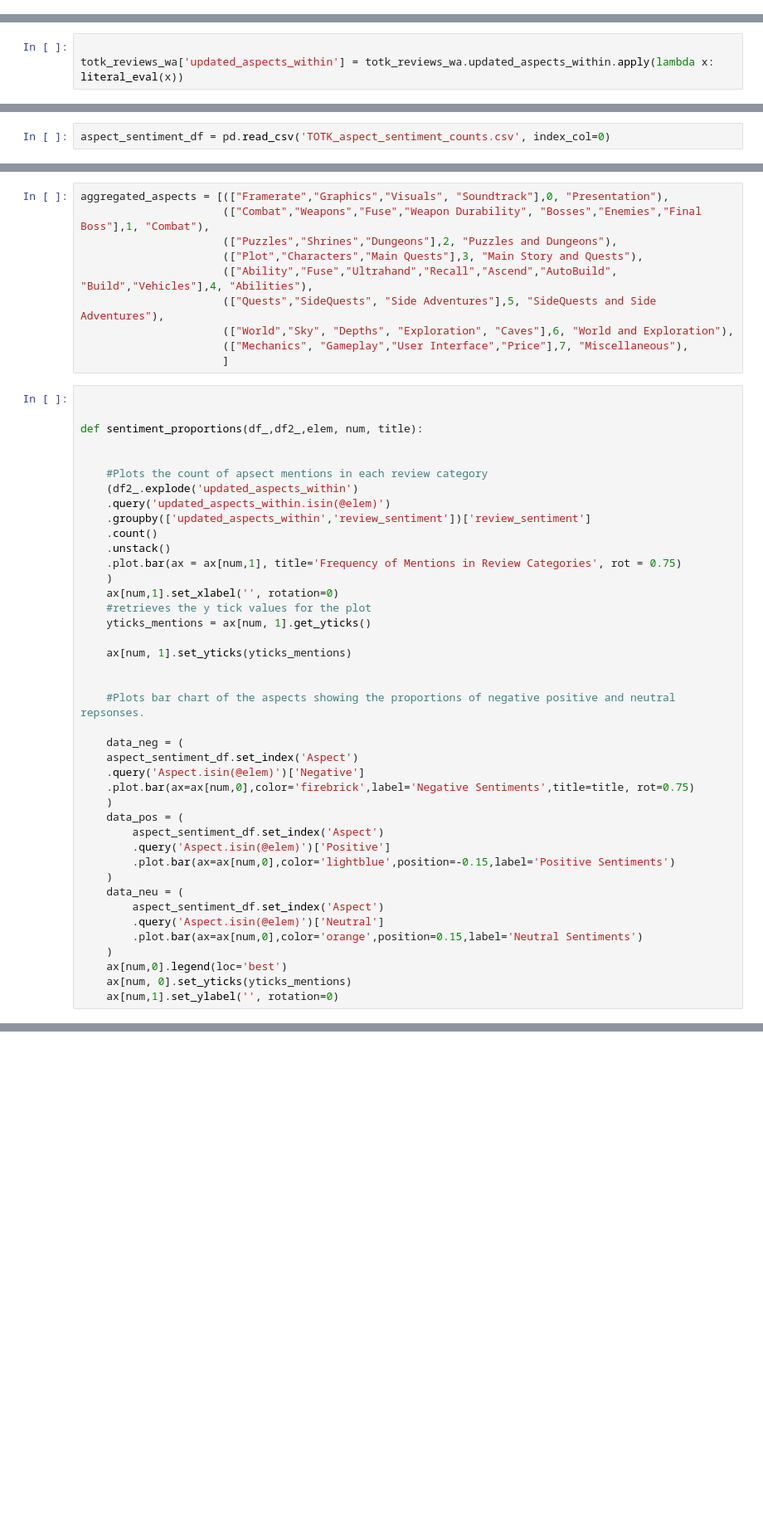
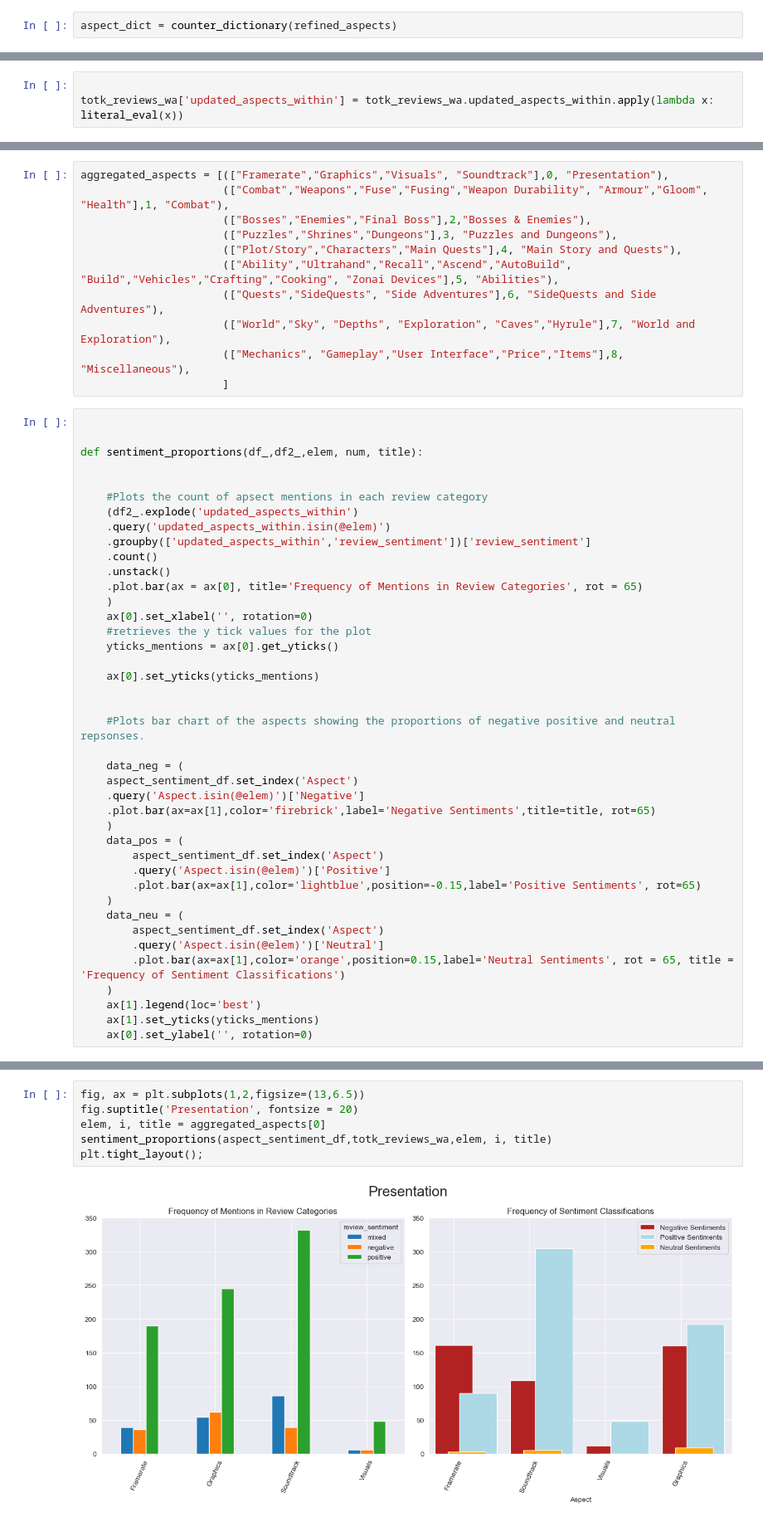
Before and after one commit to Ryan-Patel/TearsOfTheKingdom, a Jupyter notebook: TOTK_Aspect_sentiment_analysis.ipynb, the cells around one changed output, grey strips where cells are left out. Shown at 83% size. Saved outputs shown, nothing was run; the diff lists cells and outputs as text; blank space fills up the shorter version.

```diff
--- a/TOTK_Aspect_sentiment_analysis.ipynb
+++ b/TOTK_Aspect_sentiment_analysis.ipynb
@@ -245,0 +248,2 @@ We can merge these under one name for easy analysis
+# %%
+aspect_dict = counter_dictionary(refined_aspects)
@@ -432,2 +473,0 @@ By inspecting the number of aspects that appear in reviews, we can get some insi
-# %%
-aspect_sentiment_df = pd.read_csv('TOTK_aspect_sentiment_counts.csv', index_col=0)
@@ -447,12 +485,13 @@ These will be used in the function tht creates the plot as 3 is a title of the p
 # %%
 aggregated_aspects = [(["Framerate","Graphics","Visuals", "Soundtrack"],0, "Presentation"),
-                      (["Combat","Weapons","Fuse","Weapon Durability", "Bosses","Enemies","Final Boss"],1, "Combat"),
-                      (["Puzzles","Shrines","Dungeons"],2, "Puzzles and Dungeons"),
-                      (["Plot","Characters","Main Quests"],3, "Main Story and Quests"),
-                      (["Ability","Fuse","Ultrahand","Recall","Ascend","AutoBuild", "Build","Vehicles"],4, "Abilities"),
-                      (["Quests","SideQuests", "Side Adventures"],5, "SideQuests and Side Adventures"),
-                      (["World","Sky", "Depths", "Exploration", "Caves"],6, "World and Exploration"),
-                      (["Mechanics", "Gameplay","User Interface","Price"],7, "Miscellaneous"),
+                      (["Combat","Weapons","Fuse","Fusing","Weapon Durability", "Armour","Gloom", "Health"],1, "Combat"),
+                      (["Bosses","Enemies","Final Boss"],2,"Bosses & Enemies"),
+                      (["Puzzles","Shrines","Dungeons"],3, "Puzzles and Dungeons"),
+                      (["Plot/Story","Characters","Main Quests"],4, "Main Story and Quests"),
+                      (["Ability","Ultrahand","Recall","Ascend","AutoBuild", "Build","Vehicles","Crafting","Cooking", "Zonai Devices"],5, "Abilities"),
+                      (["Quests","SideQuests", "Side Adventures"],6, "SideQuests and Side Adventures"),
+                      (["World","Sky", "Depths", "Exploration", "Caves","Hyrule"],7, "World and Exploration"),
+                      (["Mechanics", "Gameplay","User Interface","Price","Items"],8, "Miscellaneous"),
                       ]
 # %%
 
@@ -466,13 +505,13 @@ def sentiment_proportions(df_,df2_,elem, num, title):
     .groupby(['updated_aspects_within','review_sentiment'])['review_sentiment']
     .count()
     .unstack()
-    .plot.bar(ax = ax[num,1], title='Frequency of Mentions in Review Categories', rot = 0.75)
+    .plot.bar(ax = ax[0], title='Frequency of Mentions in Review Categories', rot = 65)
     )
-    ax[num,1].set_xlabel('', rotation=0)
+    ax[0].set_xlabel('', rotation=0)
     #retrieves the y tick values for the plot
-    yticks_mentions = ax[num, 1].get_yticks()
+    yticks_mentions = ax[0].get_yticks()
 
-    ax[num, 1].set_yticks(yticks_mentions)
+    ax[0].set_yticks(yticks_mentions)
 
 
     #Plots bar chart of the aspects showing the proportions of negative positive and neutral repsonses.
@@ -480,18 +519,18 @@ def sentiment_proportions(df_,df2_,elem, num, title):
     data_neg = (
     aspect_sentiment_df.set_index('Aspect')
     .query('Aspect.isin(@elem)')['Negative']
-    .plot.bar(ax=ax[num,0],color='firebrick',label='Negative Sentiments',title=title, rot=0.75)
+    .plot.bar(ax=ax[1],color='firebrick',label='Negative Sentiments',title=title, rot=65)
     )
     data_pos = (
         aspect_sentiment_df.set_index('Aspect')
         .query('Aspect.isin(@elem)')['Positive']
-        .plot.bar(ax=ax[num,0],color='lightblue',position=-0.15,label='Positive Sentiments')
+        .plot.bar(ax=ax[1],color='lightblue',position=-0.15,label='Positive Sentiments', rot=65)
     )
     data_neu = (
         aspect_sentiment_df.set_index('Aspect')
         .query('Aspect.isin(@elem)')['Neutral']
-        .plot.bar(ax=ax[num,0],color='orange',position=0.15,label='Neutral Sentiments')
+        .plot.bar(ax=ax[1],color='orange',position=0.15,label='Neutral Sentiments', rot = 65, title = 'Frequency of Sentiment Classifications')
     )
-    ax[num,0].legend(loc='best')
-    ax[num, 0].set_yticks(yticks_mentions)
-    ax[num,1].set_ylabel('', rotation=0)
+    ax[1].legend(loc='best')
+    ax[1].set_yticks(yticks_mentions)
+    ax[0].set_ylabel('', rotation=0)
@@ -569,0 +546,8 @@ When it comes to user reviews we have to acknowlege a few things:
+# %%
+fig, ax = plt.subplots(1,2,figsize=(13,6.5))
+fig.suptitle('Presentation', fontsize = 20)
+elem, i, title = aggregated_aspects[0]
+sentiment_proportions(aspect_sentiment_df,totk_reviews_wa,elem, i, title)
+plt.tight_layout();
+# %% [output]
+[figure, added]
```
Also changed, not shown: parts of 62 cells of this notebook.
